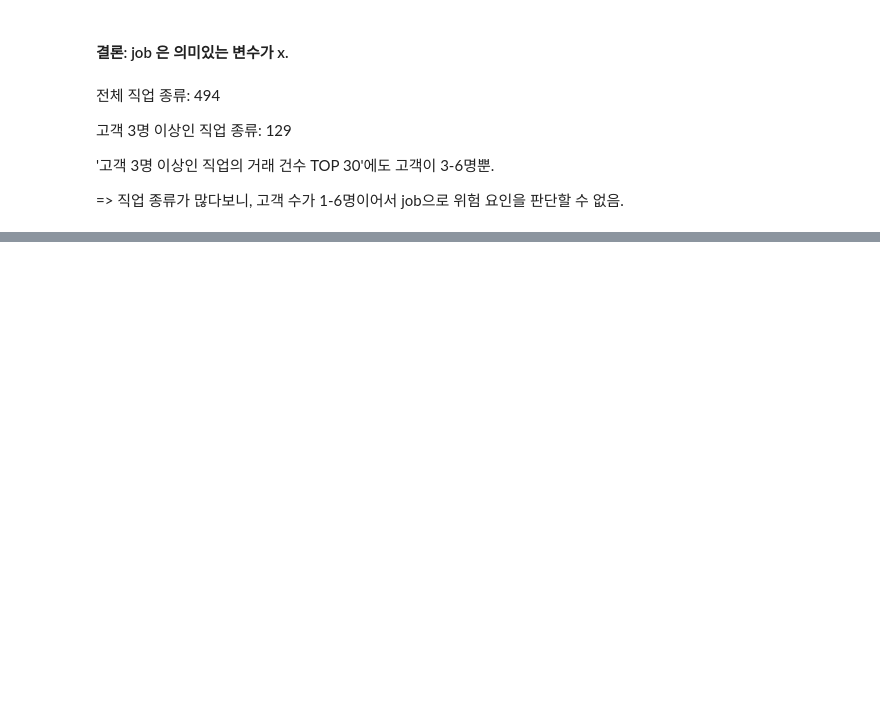
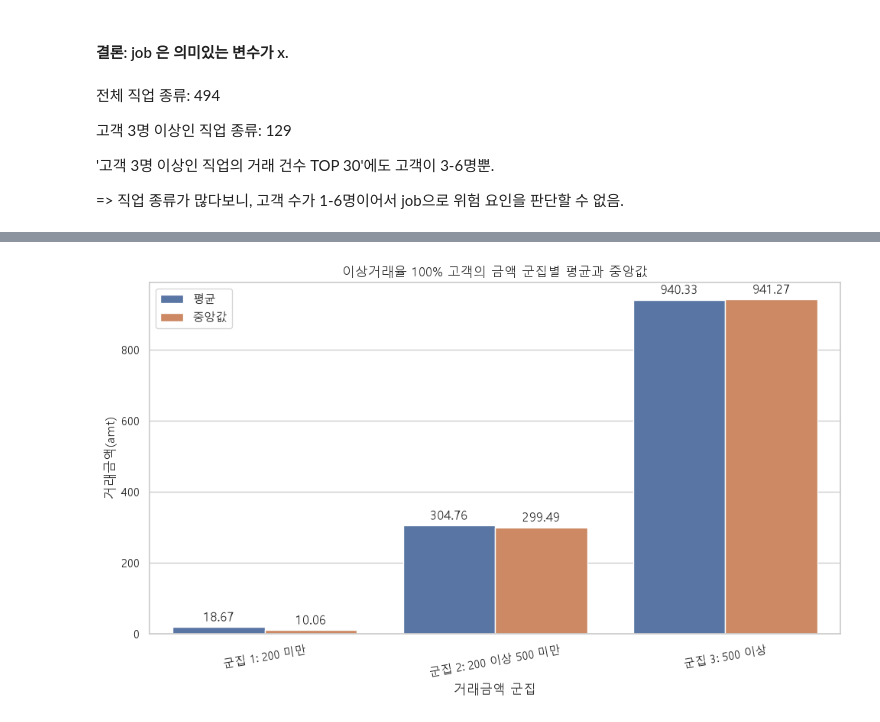
Before and after one commit to dayomschool/BDAI, a Jupyter notebook: 02_EDA_민정.ipynb, the cells around one changed output, grey strips where cells are left out. Drawn from its saved outputs; the diff is of its cells as text; code cells hidden in the pictures; blank space fills up the shorter version.

```diff
--- a/02_EDA_민정.ipynb
+++ b/02_EDA_민정.ipynb
@@ -3883,0 +4150,43 @@ plt.show()
+# %%
+## 군집별 평균, 중앙값 시각화
+
+import matplotlib.pyplot as plt
+import seaborn as sns
+
+amount_cluster_plot = amount_cluster_summary.melt(
+    id_vars="amount_cluster",
+    value_vars=["mean_amt", "median_amt"],
+    var_name="statistic",
+    value_name="amt"
+)
+
+amount_cluster_plot["statistic"] = amount_cluster_plot["statistic"].replace({
+    "mean_amt": "평균",
+    "median_amt": "중앙값"
+})
+
+plt.figure(figsize=(10, 6))
+
+ax = sns.barplot(
+    data=amount_cluster_plot,
+    x="amount_cluster",
+    y="amt",
+    hue="statistic"
+)
+
+for container in ax.containers:
+    ax.bar_label(
+        container,
+        fmt="%.2f",
+        padding=3
+    )
+
+plt.title("이상거래율 100% 고객의 금액 군집별 평균과 중앙값")
+plt.xlabel("거래금액 군집")
+plt.ylabel("거래금액(amt)")
+plt.xticks(rotation=10)
+plt.legend(title="")
+plt.tight_layout()
+plt.show()
+# %% [output]
+[figure, added]
```
Also changed, not shown: parts of 13 cells of this notebook.
